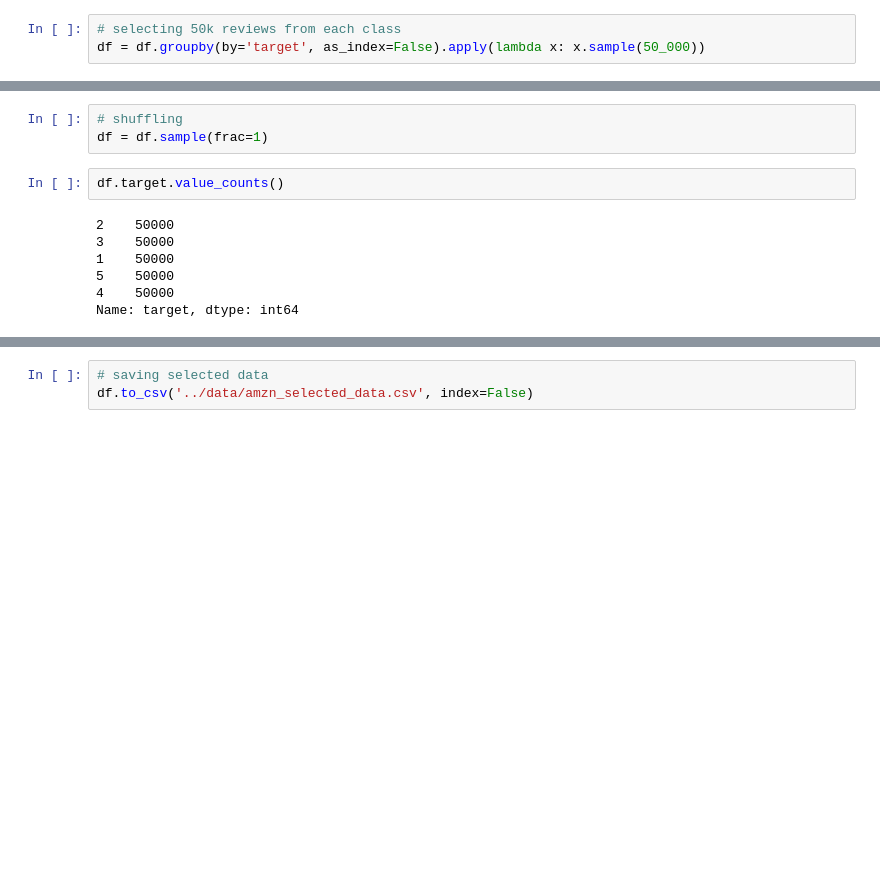
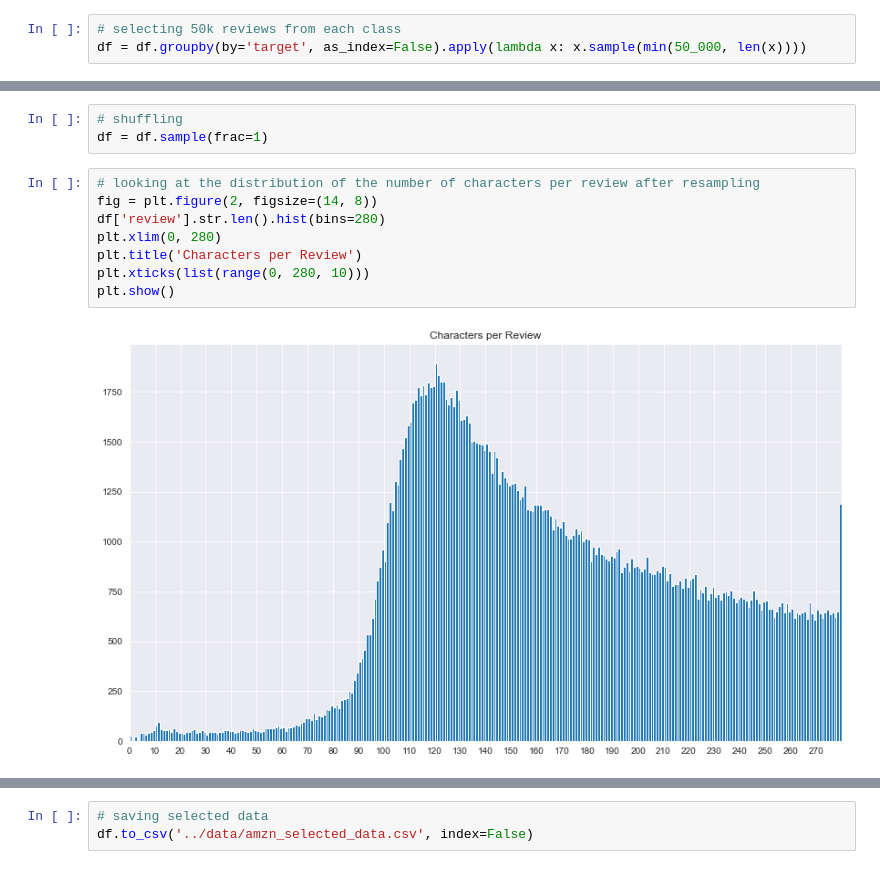
Before and after one commit to georgi3/Correlating-Twitter-Sentiment-to-Market-Behaviour, a Jupyter notebook: src/amzn_dataset_selection.ipynb, the cells around one changed output, grey strips where cells are left out. Cells and saved outputs as stored; diff of their text form; blank space fills up the shorter version.

```diff
--- a/src/amzn_dataset_selection.ipynb
+++ b/src/amzn_dataset_selection.ipynb
@@ -60,18 +97,19 @@ df.target.hist()
 # %%
 # selecting 50k reviews from each class
-df = df.groupby(by='target', as_index=False).apply(lambda x: x.sample(50_000))
+df = df.groupby(by='target', as_index=False).apply(lambda x: x.sample(min(50_000, len(x))))
 # %%
 # resetting index
 df = df.reset_index().drop(['level_0', 'level_1'], axis=1)
 # %%
 # shuffling
 df = df.sample(frac=1)
-# %%
-df.target.value_counts()
-# %% [output]
-2    50000
-3    50000
-1    50000
-5    50000
-4    50000
-Name: target, dtype: int64
+# %%
+# looking at the distribution of the number of characters per review after resampling
+fig = plt.figure(2, figsize=(14, 8))
+df['review'].str.len().hist(bins=280)
+plt.xlim(0, 280)
+plt.title('Characters per Review')
+plt.xticks(list(range(0, 280, 10)))
+plt.show()
+# %% [output]
+[figure, added]
```
Also changed, not shown: parts of 7 cells of this notebook.
